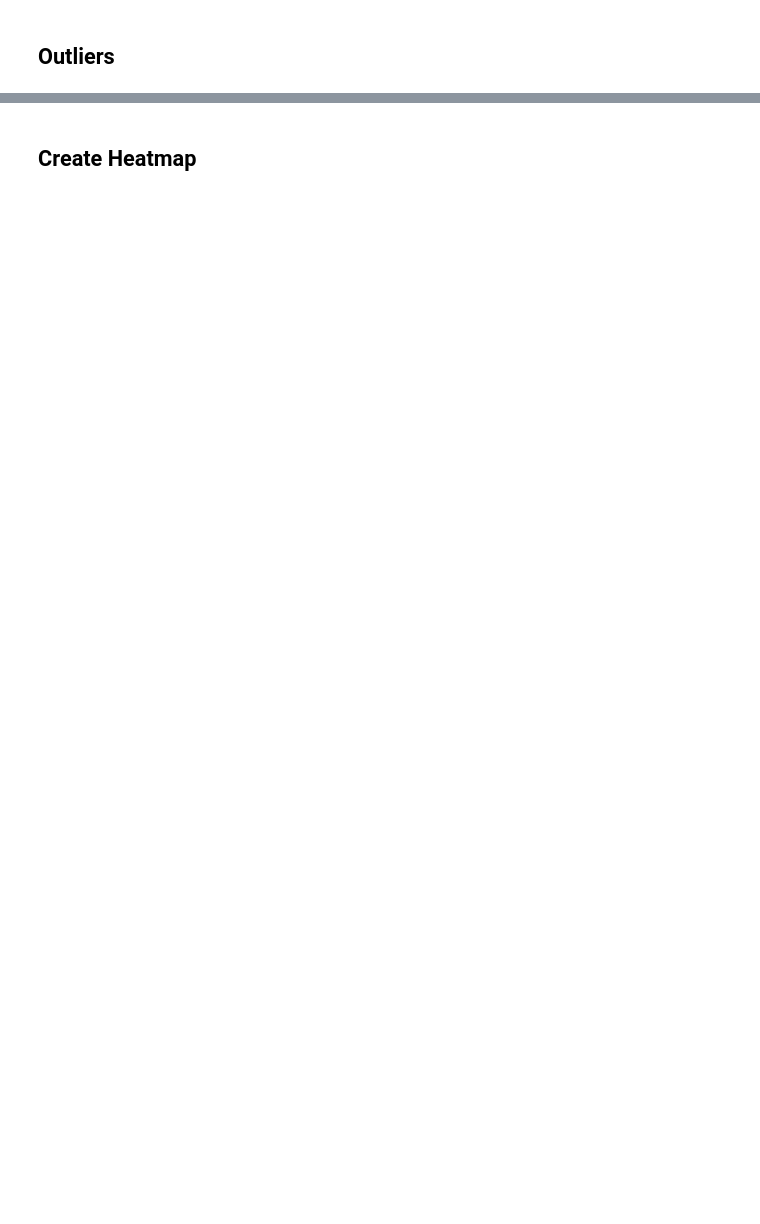
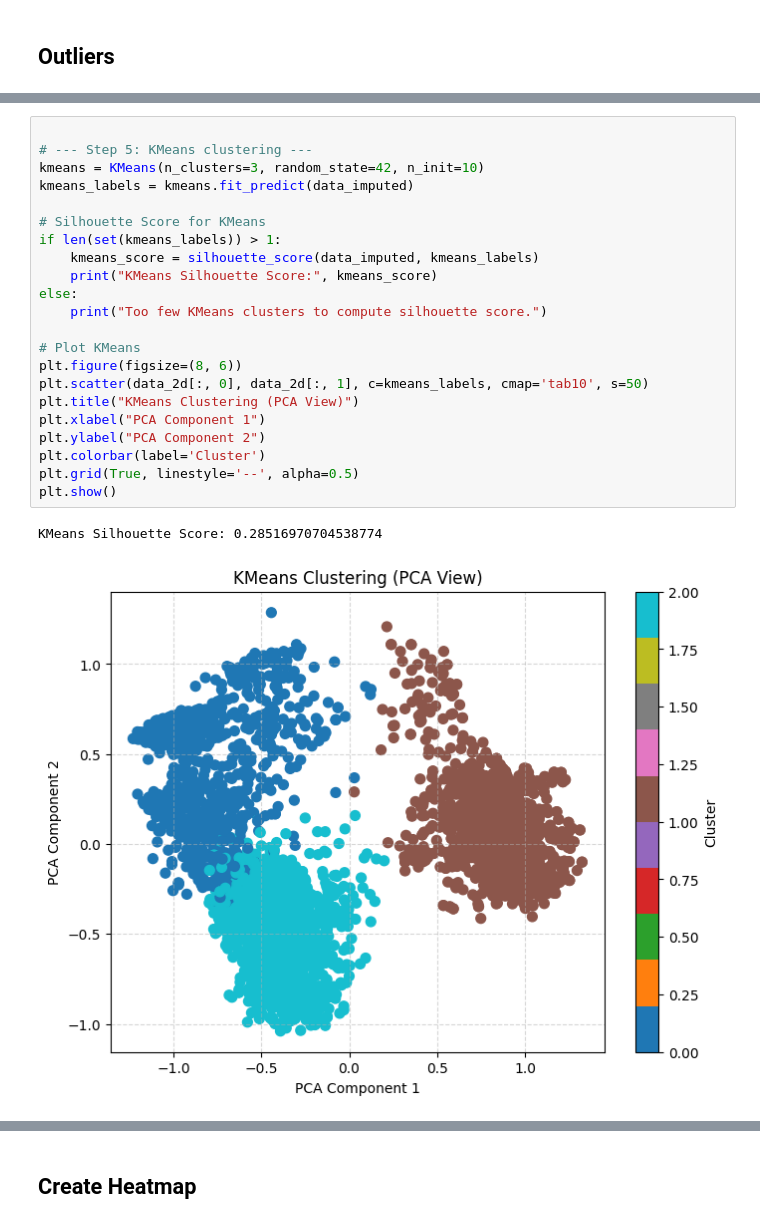
Before and after one commit to mhnrirfan/ML-AI-Risk-Analysis-AV-Data-, a Jupyter notebook: Cleaning, EDA, FE/FE_Supervised.ipynb, the cells around one changed output, grey strips where cells are left out. Drawn from its saved outputs; the diff is of its cells as text; blank space fills up the shorter version.

```diff
--- a/Cleaning, EDA, FE/FE_Supervised.ipynb
+++ b/Cleaning, EDA, FE/FE_Supervised.ipynb
@@ -698,0 +781,25 @@ plt.show()
+# %%
+
+# --- Step 5: KMeans clustering ---
+kmeans = KMeans(n_clusters=3, random_state=42, n_init=10)
+kmeans_labels = kmeans.fit_predict(data_imputed)
+
+# Silhouette Score for KMeans
+if len(set(kmeans_labels)) > 1:
+    kmeans_score = silhouette_score(data_imputed, kmeans_labels)
+    print("KMeans Silhouette Score:", kmeans_score)
+else:
+    print("Too few KMeans clusters to compute silhouette score.")
+
+# Plot KMeans
+plt.figure(figsize=(8, 6))
+plt.scatter(data_2d[:, 0], data_2d[:, 1], c=kmeans_labels, cmap='tab10', s=50)
+plt.title("KMeans Clustering (PCA View)")
+plt.xlabel("PCA Component 1")
+plt.ylabel("PCA Component 2")
+plt.colorbar(label='Cluster')
+plt.grid(True, linestyle='--', alpha=0.5)
+plt.show()
+# %% [output]
+KMeans Silhouette Score: 0.28516970704538774
+[figure, added]
```
Also changed, not shown: parts of 18 cells of this notebook.
